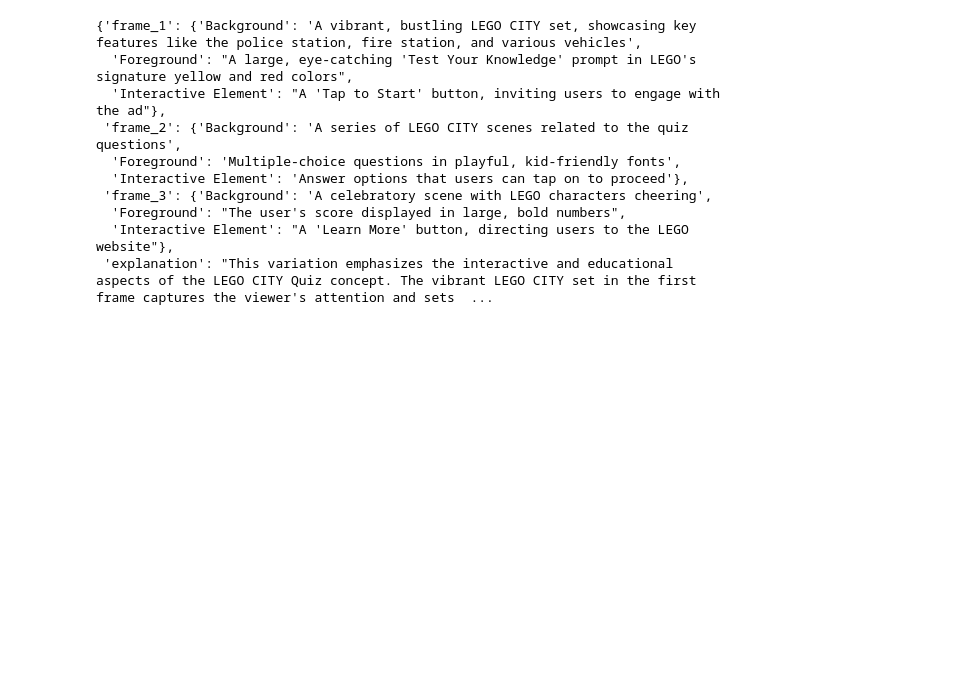
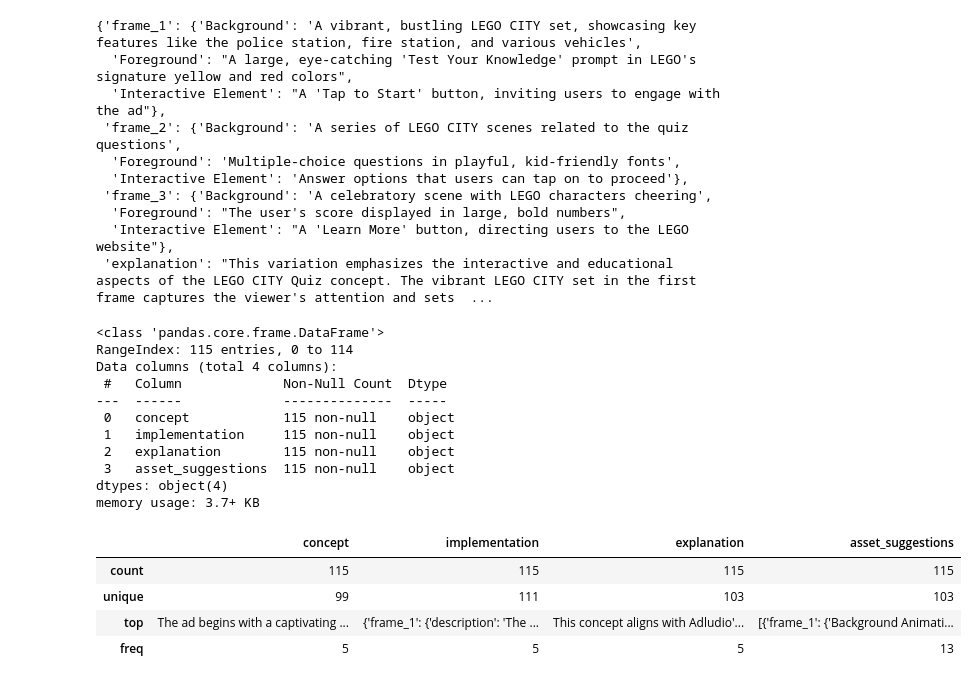
Before and after one commit to mistir-nigusse/Automated-Storyboard-Synthesis-for-Digital-Advertising, a Jupyter notebook: notebooks/eda.ipynb, the cells around one changed output. Cells and saved outputs as stored; diff of their text form; code cells hidden in the pictures; blank space fills up the shorter version.

```diff
--- a/notebooks/eda.ipynb
+++ b/notebooks/eda.ipynb
@@ -104,3 +105,24 @@ df_concepts['asset_suggestions'][1][4]
   'Foreground': "The user's score displayed in large, bold numbers",
   'Interactive Element': "A 'Learn More' button, directing users to the LEGO website"},
  'explanation': "This variation emphasizes the interactive and educational aspects of the LEGO CITY Quiz concept. The vibrant LEGO CITY set in the first frame captures the viewer's attention and sets  ...
+# %%
+concepts_df.info()
+
+concepts_df.describe(include='all')
+# %% [output]
+<class 'pandas.core.frame.DataFrame'>
+RangeIndex: 115 entries, 0 to 114
+Data columns (total 4 columns):
+ #   Column             Non-Null Count  Dtype
+---  ------             --------------  -----
+ 0   concept            115 non-null    object
+ 1   implementation     115 non-null    object
+ 2   explanation        115 non-null    object
+ 3   asset_suggestions  115 non-null    object
+dtypes: object(4)
+memory usage: 3.7+ KB
+|  | concept | implementation | explanation | asset_suggestions |
+| count | 115 | 115 | 115 | 115 |
+| unique | 99 | 111 | 103 | 103 |
+| top | The ad begins with a captivating ... | {'frame_1': {'description': 'The ... | This concept aligns with Adludio'... | [{'frame_1': {'Background Animati... |
+| freq | 5 | 5 | 5 | 13 |
```
Also changed, not shown: parts of 21 cells of this notebook, 8 other files.
